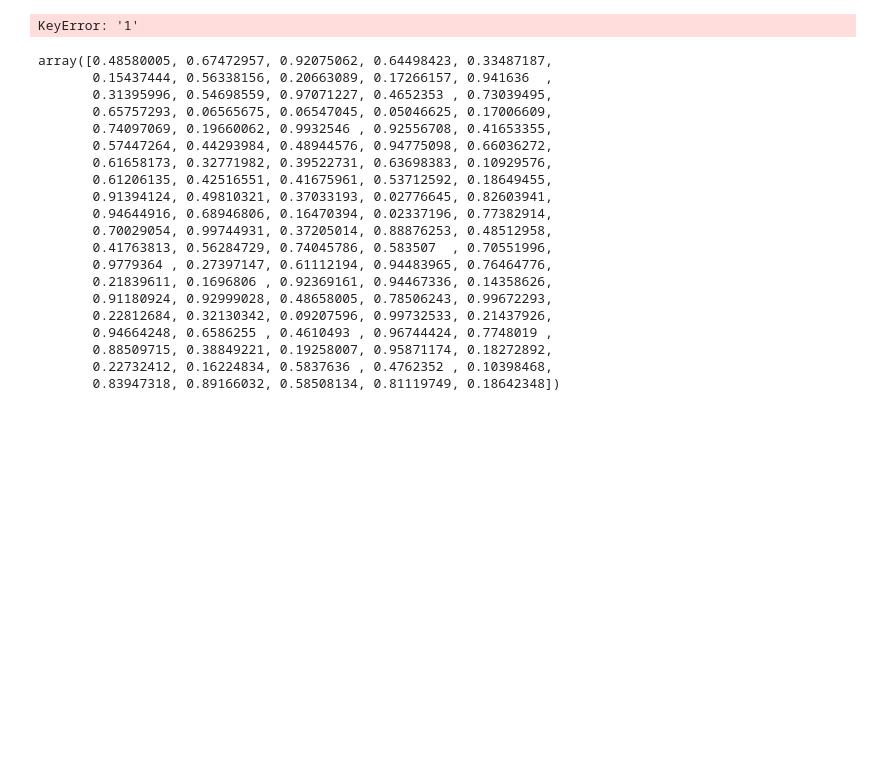
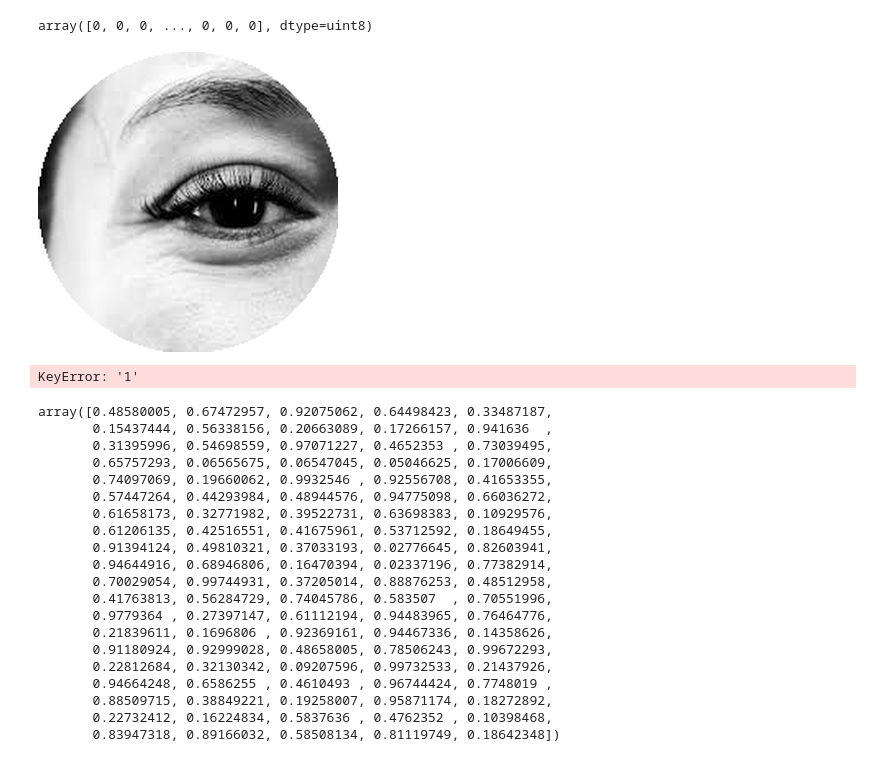
Before and after one commit to k-onoue/string-art, a Jupyter notebook: notebooks/test.ipynb, the cells around one changed output. Drawn from its saved outputs; the diff is of its cells as text; code cells hidden in the pictures; blank space fills up the shorter version.

Commit message:
a negative of a grayscale is adopted as the vector representation for images

```diff
--- a/notebooks/test.ipynb
+++ b/notebooks/test.ipynb
@@ -1,6 +1,7 @@
 # %%
 import os
 import math
+from typing import List, Tuple
 
 import numpy as np
 import pandas as pd
@@ -28,10 +29,18 @@ class App:
         self.coordinates_history = []
         self
 
-    def _recover_image_from_array(self, img_arr: np.array, target_size):
-        return Image.fromarray(img_arr.reshape(target_size, target_size))
+    def _convert_image_to_array(self, img: Image) -> np.ndarray:
+        img_arr = np.array(img).flatten()
+        img_arr = 255 - img_arr # 計算の都合上グレイスケールを反転させる
+        return img_arr
 
-    def read_and_preprocess_image(self):
+
+    def _recover_image_from_array(self, img_arr: np.ndarray, target_size) -> Image:
+        img_arr = 255 - img_arr
+        img = Image.fromarray(img_arr.reshape(target_size, target_size))
+        return img
+
+    def read_and_preprocess_image(self) -> None:
         # 画像を読み込み
         img = Image.open(self.target_image_path)
 
@@ -54,9 +63,9 @@ class App:
         img = img.resize((self.target_size, self.target_size), Image.LANCZOS)
 
         self.target_image = img
-        self.target_image_vec_repr = np.array(img).flatten()
+        self.target_image_vec_repr = self._convert_image_to_array(img)
 
-    def _approximate_circle_points(self, target_size, num_points):
+    def _approximate_circle_points(self, target_size: int, num_points: int) -> List[Tuple[int]]:
         # 正方形に内接する円の中心座標と半径を計算
         center = (target_size // 2, target_size // 2)
         radius = target_size // 2
@@ -70,7 +79,7 @@ class App:
 
         return points
 
-    def _get_all_combinations(self, points):
+    def _get_all_combinations(self, points: List[Tuple[int]]) -> List[Tuple[Tuple[int], Tuple[int]]]:
         combinations = []
 
         for i in range(len(points)):
@@ -79,7 +88,7 @@ class App:
 
         return combinations
 
-    def get_basis_vectors(self):
+    def get_basis_vectors(self) -> None:
         circle_points = self._approximate_circle_points(self.target_size, self.num_points)
         coordinates_combinations = self._get_all_combinations(circle_points)
 
@@ -90,7 +99,7 @@ class App:
             draw = ImageDraw.Draw(img)
             draw.line(combination, fill=0, width=1)
 
-            vector_representations.append(np.array(img).flatten())
+            vector_representations.append(self._convert_image_to_array(img))
 
         basis_vectors_dict = {
             "coords": coordinates_combinations,
@@ -108,4 +117,4 @@ target_image_name = 'eye.jpg'
 target_size = 300
 num_points = 100
 
-config = Config(image_dir_path, target_image_name, target_size, num_points)
+app = App(image_dir_path, target_image_name, target_size, num_points)
@@ -112,3 +137,11 @@ config = Config(image_dir_path, target_image_name, target_size, num_points)
+# %%
+app.target_image_vec_repr
+# %% [output]
+array([0, 0, 0, ..., 0, 0, 0], dtype=uint8)
+# %%
+app.target_image
+# %% [output]
+[figure, added]
 # %%
 from typing import Tuple
 
```
Also changed, not shown: parts of 1 cell of this notebook.
